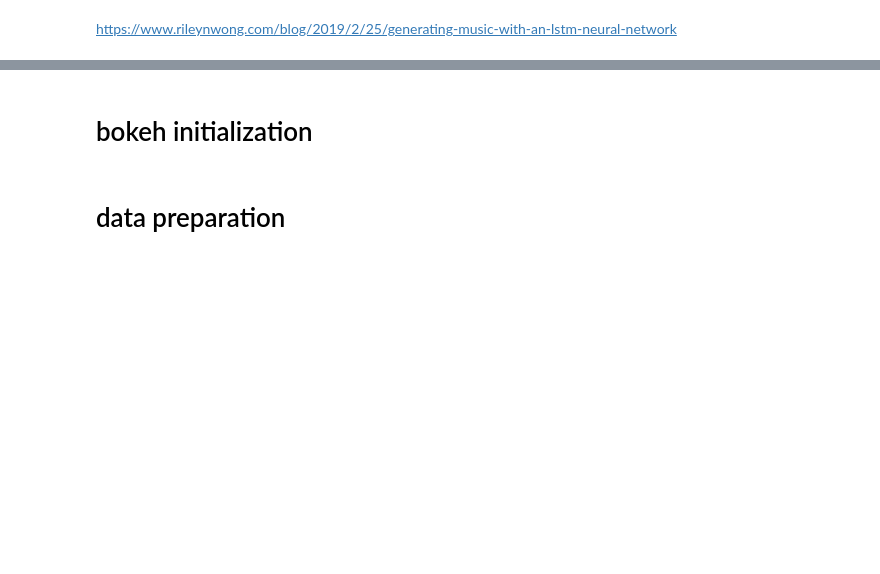
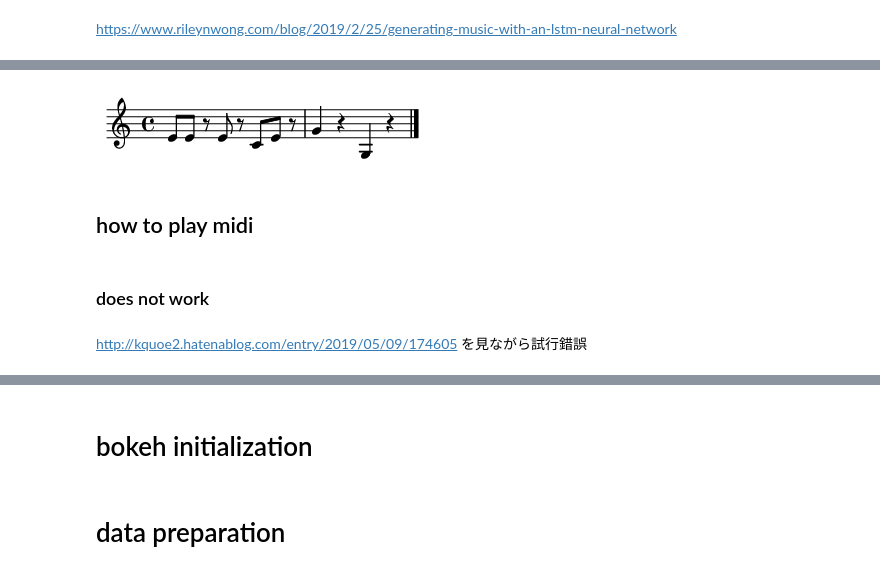
Before and after one commit to unagiinu2k/deepjazz_in_a_file, a Jupyter notebook: rnn_bach_sandbox.ipynb, the cells around one changed output, grey strips where cells are left out. Cells and saved outputs as stored; diff of their text form; code cells hidden in the pictures; blank space fills up the shorter version.

```diff
--- a/rnn_bach_sandbox.ipynb
+++ b/rnn_bach_sandbox.ipynb
@@ -7,0 +29,5 @@ from IPython.core.debugger import Pdb
+# %%
+s = converter.parse('tinyNotation: 4/4 e8 e8 r e8 r c8 e8 r g4 r G4 r')
+Image(filename=s.write('lily.png'))
+# %% [output]
+[figure, added]
@@ -7,0 +37,7 @@ from IPython.core.debugger import Pdb
+# %% [markdown]
+## how to play midi
+# %% [markdown]
+### does not work
+# %% [markdown]
+http://kquoe2.hatenablog.com/entry/2019/05/09/174605
+を見ながら試行錯誤
```
Also changed, not shown: parts of 37 cells of this notebook, 1 other file.
